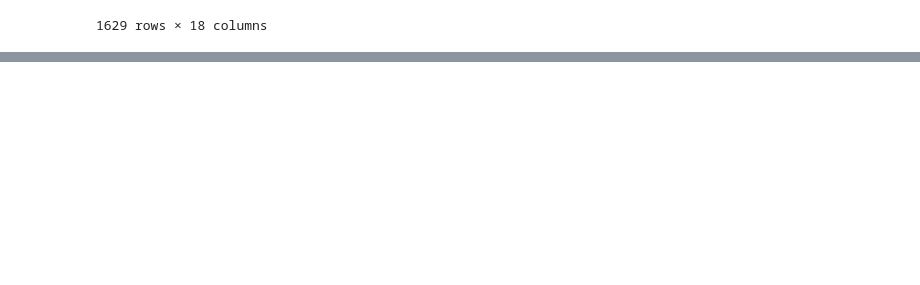
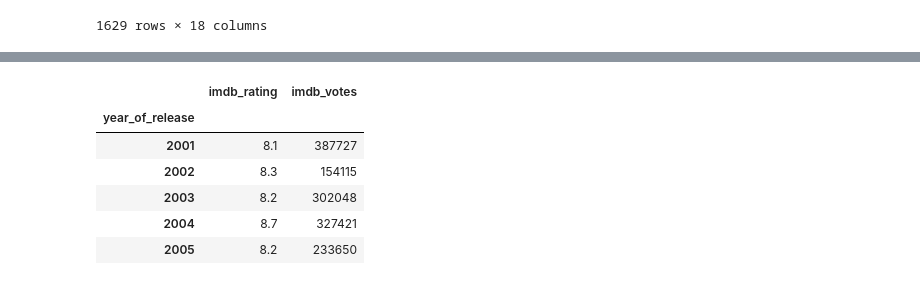
Before and after one commit to aryanp0603/retail_analytics, a Jupyter notebook: 11.Group_by.ipynb, the cells around one changed output, grey strips where cells are left out. Drawn from its saved outputs; the diff is of its cells as text; code cells hidden in the pictures; blank space fills up the shorter version.

```diff
--- a/11.Group_by.ipynb
+++ b/11.Group_by.ipynb
@@ -205,0 +415,10 @@ movies.groupby('year_of_release').head(1)
+# %%
+movies.groupby('year_of_release').agg({'imdb_rating': 'max', 'imdb_votes': 'sum'}).head()
+# %% [output]
+|  | imdb_rating | imdb_votes |
+| year_of_release |  |  |
+| 2001 | 8.1 | 387727 |
+| 2002 | 8.3 | 154115 |
+| 2003 | 8.2 | 302048 |
+| 2004 | 8.7 | 327421 |
+| 2005 | 8.2 | 233650 |
```
Also changed, not shown: parts of 19 cells of this notebook.
